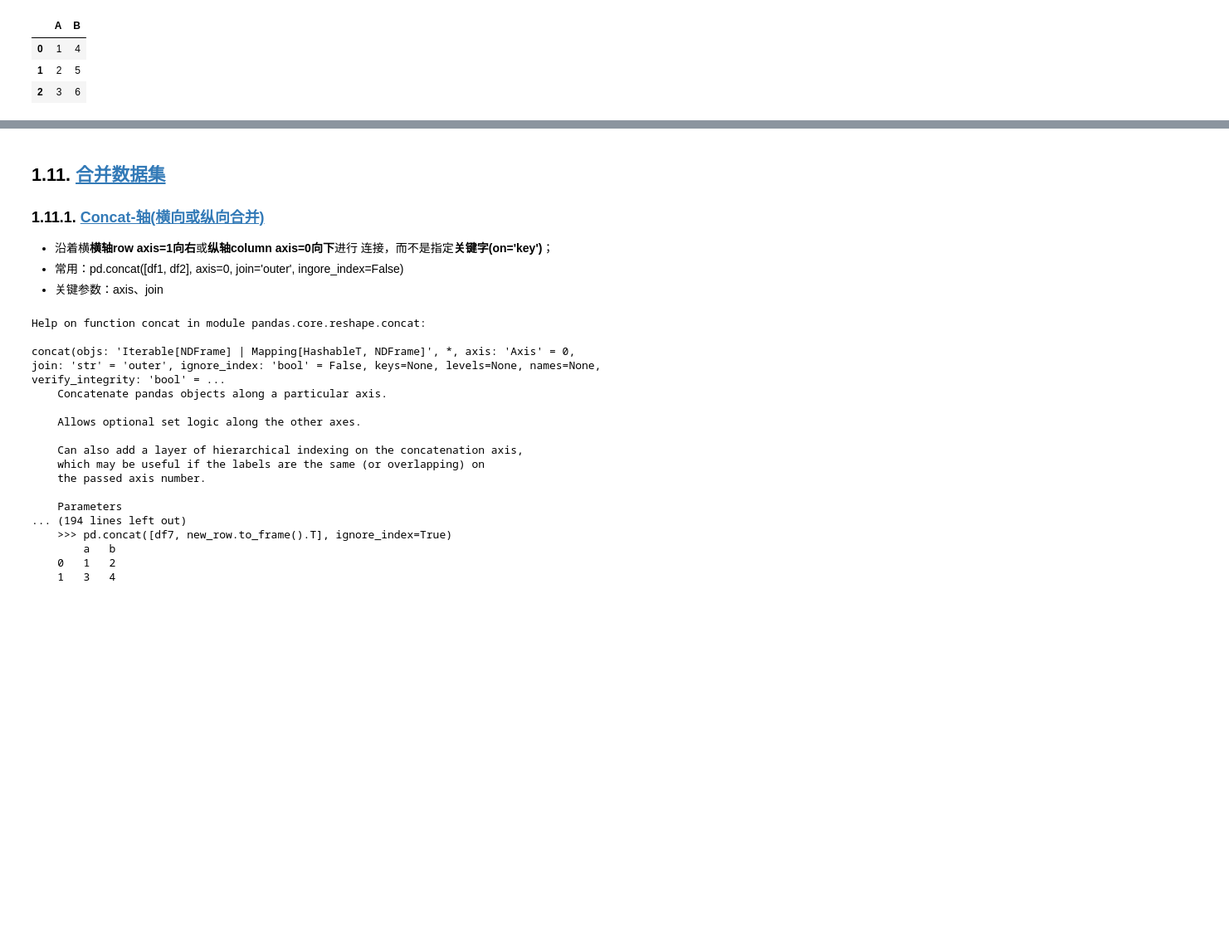
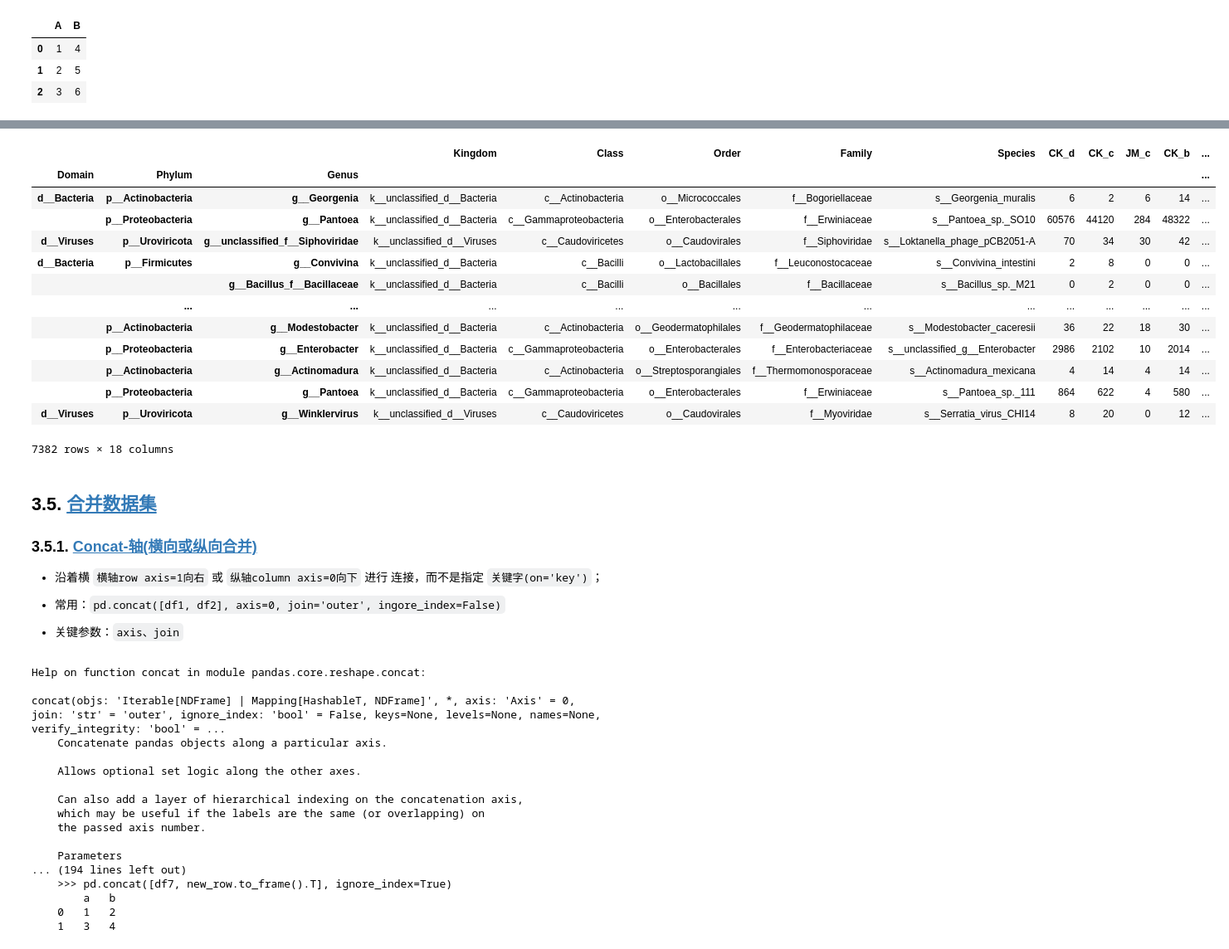
Before and after one commit to zhaoy2020/OnlineLibrary, a Jupyter notebook: 003-Data-Science/《Python-Pandas-数据清洗》/《Python-Pandas》学习笔记.ipynb, the cells around one changed output, grey strips where cells are left out. Shown at 83% size. Cells and saved outputs as stored; diff of their text form; code cells hidden in the pictures; blank space fills up the shorter version.

```diff
--- a/003-Data-Science/《Python-Pandas-数据清洗》/《Python-Pandas》学习笔记.ipynb
+++ b/003-Data-Science/《Python-Pandas-数据清洗》/《Python-Pandas》学习笔记.ipynb
@@ -442,9 +623,29 @@ df.loc[:,:] # 位置名称标识
+# %%
+taxatable.set_index(['Domain', 'Phylum', 'Genus'])
+# %% [output]
+|  |  |  | Kingdom | Class | Order | Family | Species | CK_d | CK_c | JM_c | CK_b | ... |
+| Domain | Phylum | Genus |  |  |  |  |  |  |  |  |  | ... |
+| d__Bacteria | p__Actinobacteria | g__Georgenia | k__unclassified_d__Bacteria | c__Actinobacteria | o__Micrococcales | f__Bogoriellaceae | s__Georgenia_muralis | 6 | 2 | 6 | 14 | ... |
+|  | p__Proteobacteria | g__Pantoea | k__unclassified_d__Bacteria | c__Gammaproteobacteria | o__Enterobacterales | f__Erwiniaceae | s__Pantoea_sp._SO10 | 60576 | 44120 | 284 | 48322 | ... |
+| d__Viruses | p__Uroviricota | g__unclassified_f__Siphoviridae | k__unclassified_d__Viruses | c__Caudoviricetes | o__Caudovirales | f__Siphoviridae | s__Loktanella_phage_pCB2051-A | 70 | 34 | 30 | 42 | ... |
+| d__Bacteria | p__Firmicutes | g__Convivina | k__unclassified_d__Bacteria | c__Bacilli | o__Lactobacillales | f__Leuconostocaceae | s__Convivina_intestini | 2 | 8 | 0 | 0 | ... |
+|  |  | g__Bacillus_f__Bacillaceae | k__unclassified_d__Bacteria | c__Bacilli | o__Bacillales | f__Bacillaceae | s__Bacillus_sp._M21 | 0 | 2 | 0 | 0 | ... |
+|  | ... | ... | ... | ... | ... | ... | ... | ... | ... | ... | ... | ... |
+|  | p__Actinobacteria | g__Modestobacter | k__unclassified_d__Bacteria | c__Actinobacteria | o__Geodermatophilales | f__Geodermatophilaceae | s__Modestobacter_caceresii | 36 | 22 | 18 | 30 | ... |
+|  | p__Proteobacteria | g__Enterobacter | k__unclassified_d__Bacteria | c__Gammaproteobacteria | o__Enterobacterales | f__Enterobacteriaceae | s__unclassified_g__Enterobacter | 2986 | 2102 | 10 | 2014 | ... |
+|  | p__Actinobacteria | g__Actinomadura | k__unclassified_d__Bacteria | c__Actinobacteria | o__Streptosporangiales | f__Thermomonosporaceae | s__Actinomadura_mexicana | 4 | 14 | 4 | 14 | ... |
+|  | p__Proteobacteria | g__Pantoea | k__unclassified_d__Bacteria | c__Gammaproteobacteria | o__Enterobacterales | f__Erwiniaceae | s__Pantoea_sp._111 | 864 | 622 | 4 | 580 | ... |
+| d__Viruses | p__Uroviricota | g__Winklervirus | k__unclassified_d__Viruses | c__Caudoviricetes | o__Caudovirales | f__Myoviridae | s__Serratia_virus_CHI14 | 8 | 20 | 0 | 12 | ... |
+7382 rows × 18 columns
 # %% [markdown]
-## 1.11. <a id='toc1_11_'></a>[合并数据集](#toc0_)
-### 1.11.1. <a id='toc1_11_1_'></a>[Concat-轴(横向或纵向合并)](#toc0_)
-* 沿着横**横轴row axis=1向右**或**纵轴column axis=0向下**进行 连接，而不是指定**关键字(on='key')**；
-* 常用：pd.concat([df1, df2], axis=0, join='outer', ingore_index=False)
-* 关键参数：axis、join
+## 3.5. <a id='toc3_5_'></a>[合并数据集](#toc0_)
+### 3.5.1. <a id='toc3_5_1_'></a>[Concat-轴(横向或纵向合并)](#toc0_)
+
+* 沿着横 `横轴row axis=1向右` 或 `纵轴column axis=0向下` 进行 连接，而不是指定 `关键字(on='key')`；
+
+* 常用：`pd.concat([df1, df2], axis=0, join='outer', ingore_index=False)`
+
+* 关键参数：`axis、join`
 # %%
 help(pd.concat)
 # %% [output]
```
Also changed, not shown: parts of 90 cells of this notebook, 22 other files.
